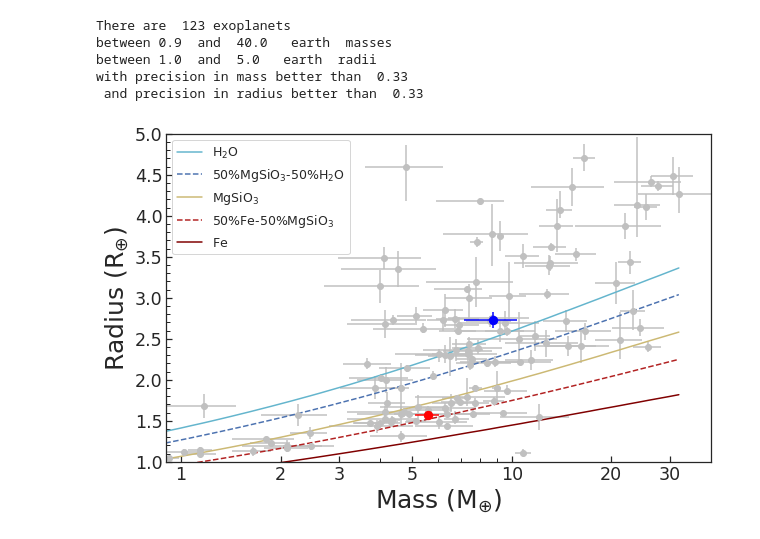
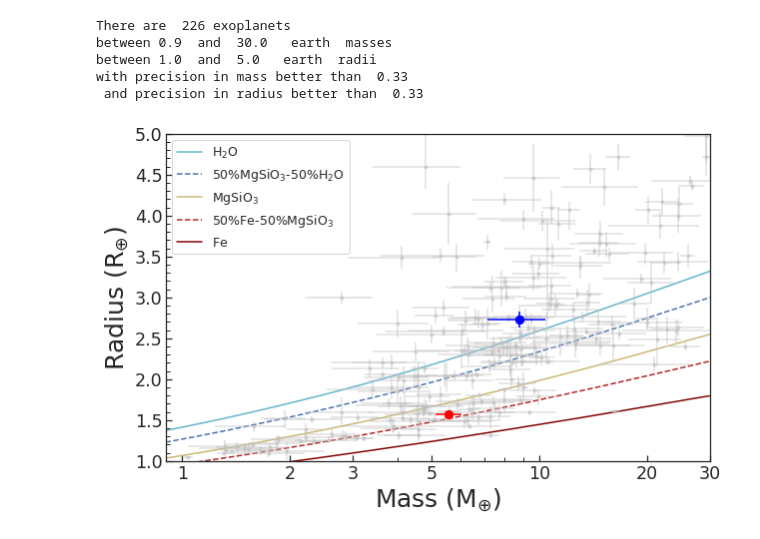
Before and after one commit to oscaribv/fancy-massradius-plot, a Jupyter notebook: mass_radius_plot.ipynb, the cells around one changed output. Saved outputs shown, nothing was run; the diff lists cells and outputs as text; code cells hidden in the pictures.

Commit message:
Now the mass-radius diagram is created using the Nasa Exoplanet Archive

```diff
--- a/mass_radius_plot.ipynb
+++ b/mass_radius_plot.ipynb
@@ -44,7 +45,7 @@ if ( units == 'jupiter' ):
 
 if ( units == 'earth' ):
     min_m = 0.9
-    max_m = 40.0
+    max_m = 30.0
     min_r = 1.0
     max_r = 5.0
     semilog = True
@@ -51,31 +116,4 @@ if ( units == 'earth' ):
 # %%
-#                 All the magic starts here!
-#          Be careful if you modify belong this point
-#----------------------------------------------------------------
-
-#Default jupiter to earth masses transformation
-mfact = 317.83
-rfact = 11.209
-
-#I use the well-characterized planets table available at
-#http://www.astro.keele.ac.uk/jkt/tepcat/
-fname = 'allplanets-csv.csv'
-urlname = 'http://www.astro.keele.ac.uk/jkt/tepcat/allplanets-csv.csv'
-#Download the updated table
-if ( not os.path.isfile(fname)):
-    fname = wget.download(urlname)
-
-#Read the values of mass and radius
-m,mle,mre,r,rle,rre = np.loadtxt(fname,delimiter=',',unpack=True,usecols=range(26,32),skiprows=1)
-#By default tepcat values are in Jupiter units, let us change it to "units"
-if ( units == 'earth' ):
-    m = m * mfact
-    mle = mle * mfact
-    mre = mre * mfact
-    r = r * rfact
-    rle = rle * rfact
-    rre = rre * rfact
-
 #Let us store the index for the planets which are inside the range and have error bars
 #smaller than our selection criteria
 good_index = []
@@ -93,8 +131,8 @@ print("between", min_r, ' and ', max_r,' ',units,' radii')
 print("with precision in mass better than ", precision_m)
 print(" and precision in radius better than ", precision_r)
 # %% [output]
-There are  123 exoplanets
-between 0.9  and  40.0   earth  masses
+There are  226 exoplanets
+between 0.9  and  30.0   earth  masses
 between 1.0  and  5.0   earth  radii
 with precision in mass better than  0.33
  and precision in radius better than  0.33
@@ -190,39 +230,40 @@ if ( is_plot_zeng_models ):
 #Plot all the planets
 for o in good_index:
     if ( is_plot_my_planets ):
-        plt.errorbar(m[o],r[o],yerr=[[rre[o]],[rle[o]]],xerr=[[mre[o]],[mle[o]]],fmt='o',color='#C0C0C0',zorder=1)
+        plt.errorbar(m[o],r[o],yerr=[[rre[o]],[rle[o]]],xerr=[[mre[o]],[mle[o]]],fmt='.',color='#C0C0C0',
+                     zorder=1,alpha=0.5)
     else:
         plt.errorbar(m[o],r[o],yerr=[[rre[o]],[rle[o]]],xerr=[[mre[o]],[mle[o]]],fmt='o',color='b')
 
 #Plot my planets
 if ( is_plot_my_planets ):
     from random import randint, seed
 
     if ( myp[0].__class__ == np.float64 ):
 
         plt.errorbar(myp[0],myp[3],yerr=[[myp[4],myp[5]]],xerr=[[myp[1],myp[2]]],fmt='o',markersize=fsize/3)
 
     else:
 
         for o in range(0,len(myp[0])):
             #plt.errorbar(myp[0][o],myp[3][o],yerr=[[myp[4][o],myp[5][o]]],xerr=[[myp[1][o],myp[2][o]]],fmt='o',color='#c61d01',markersize=fsize/3)
             plt.errorbar(myp[0][o],myp[3][o], \
                          yerr=[[myp[4][o]],[myp[5][o]]], \
                          xerr=[[myp[1][o]],[myp[2][o]]],fmt='o',color='#'+pcol[o],markersize=fsize/3,zorder=3)
 
-titlestr = int(precision_m*1e2)
-titlestr = 'Precision better than = ' + str(titlestr) + '%. N_planets = ' + str(len(good_index))
+#titlestr = int(precision_m*1e2)
+#titlestr = 'Precision better than = ' + str(titlestr) + '%. N_planets = ' + str(len(good_index))
 #plt.title(titlestr,fontsize=0.7*fsize)
 plt.minorticks_on()
 plt.tick_params( axis='x',which='both',direction='in')
 plt.tick_params( axis='y',which='both',direction='in')
 plt.legend(loc=0, ncol=1,scatterpoints=1,numpoints=1,frameon=True,fontsize=0.5*fsize)
 plt.savefig('plot_mr.pdf',format='pdf',bbox_inches='tight')
 plt.savefig('plot_mr.png',format='png',bbox_inches='tight',dpi=300)
 plt.show()
 
 #----------------------------------------------------------
 #                     END OF FILE
 #----------------------------------------------------------
 # %% [output]
-[figure, old version]
+[figure, new version]
```
Also changed, not shown: parts of 6 cells of this notebook, 1 other file.
